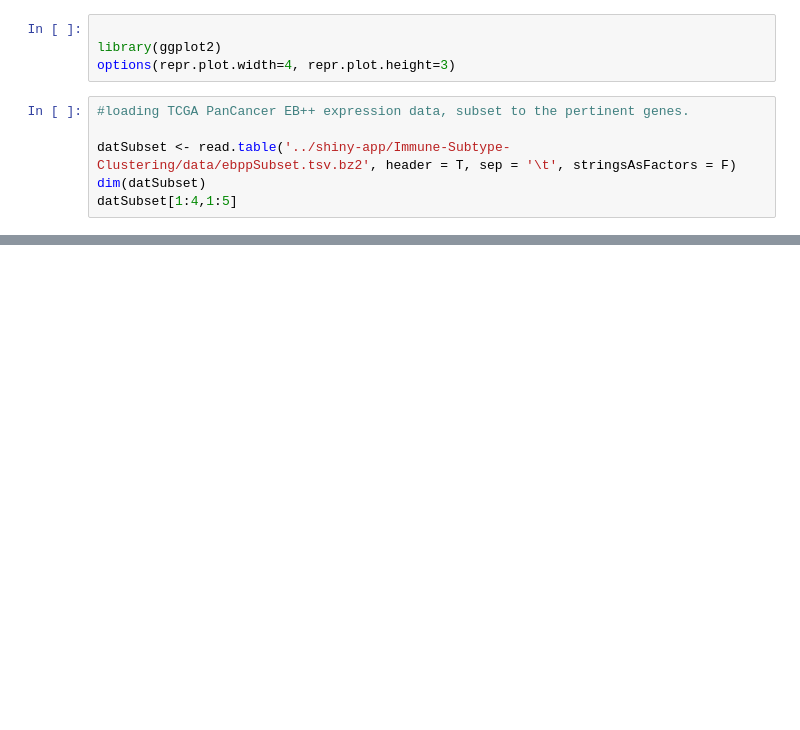
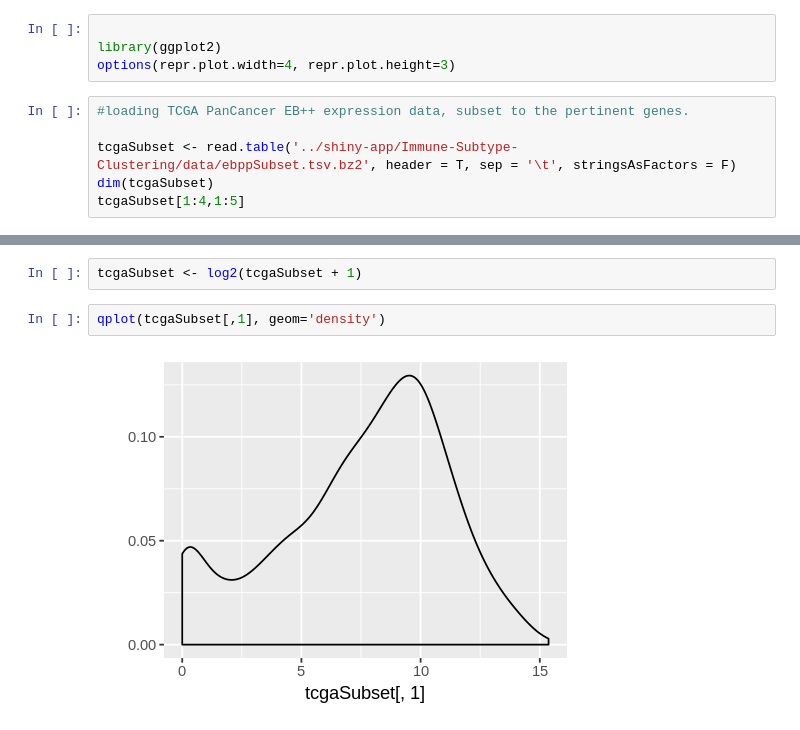
Before and after one commit to Gibbsdavidl/Immune-Subtype-Clustering, a Jupyter notebook: Notebooks/Call_immune_subtypes_on_new_data.ipynb, the cells around one changed output, grey strips where cells are left out. Cells and saved outputs as stored; diff of their text form; blank space fills up the shorter version.

```diff
--- a/Notebooks/Call_immune_subtypes_on_new_data.ipynb
+++ b/Notebooks/Call_immune_subtypes_on_new_data.ipynb
@@ -14,7 +14,7 @@ options(repr.plot.width=4, repr.plot.height=3)
 # %%
 #loading TCGA PanCancer EB++ expression data, subset to the pertinent genes.
 
-datSubset <- read.table('../shiny-app/Immune-Subtype-Clustering/data/ebppSubset.tsv.bz2', header = T, sep = '\t', stringsAsFactors = F)
-dim(datSubset)
-datSubset[1:4,1:5]
+tcgaSubset <- read.table('../shiny-app/Immune-Subtype-Clustering/data/ebppSubset.tsv.bz2', header = T, sep = '\t', stringsAsFactors = F)
+dim(tcgaSubset)
+tcgaSubset[1:4,1:5]
 # %% [output]
@@ -276,0 +40,6 @@ head(results)
+# %%
+tcgaSubset <- log2(tcgaSubset + 1)
+# %%
+qplot(tcgaSubset[,1], geom='density')
+# %% [output]
+[figure, added]
```
Also changed, not shown: parts of 53 cells of this notebook, 3 other files.
